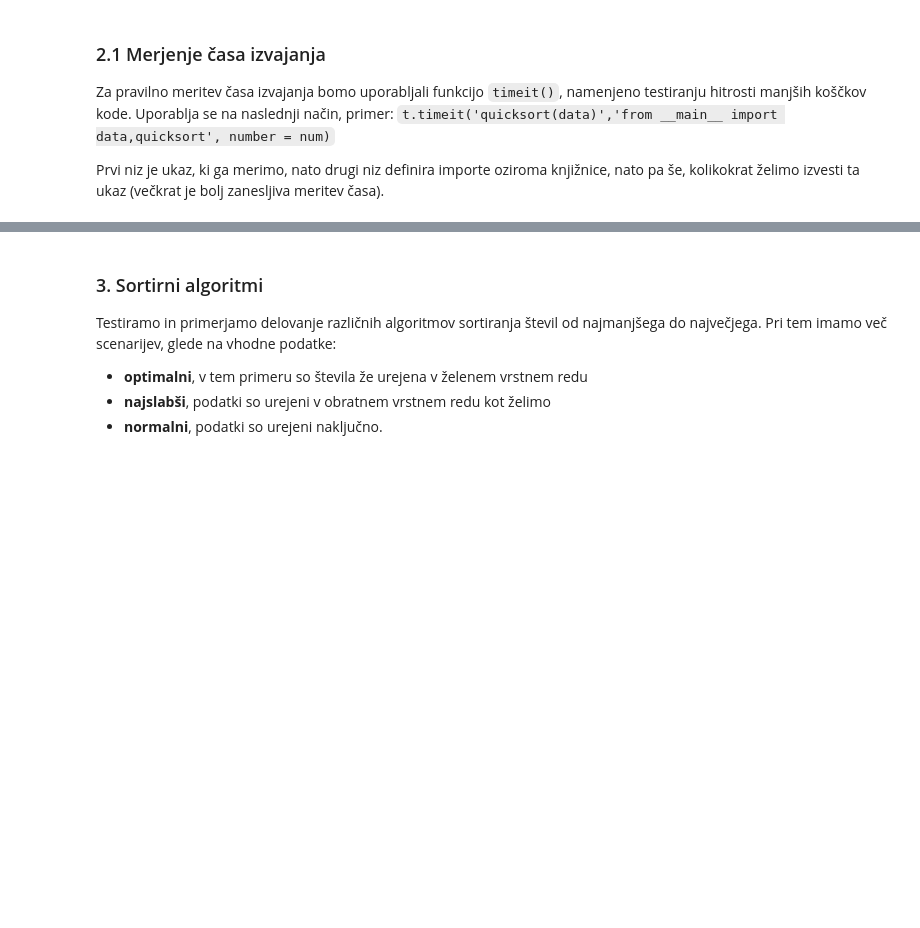
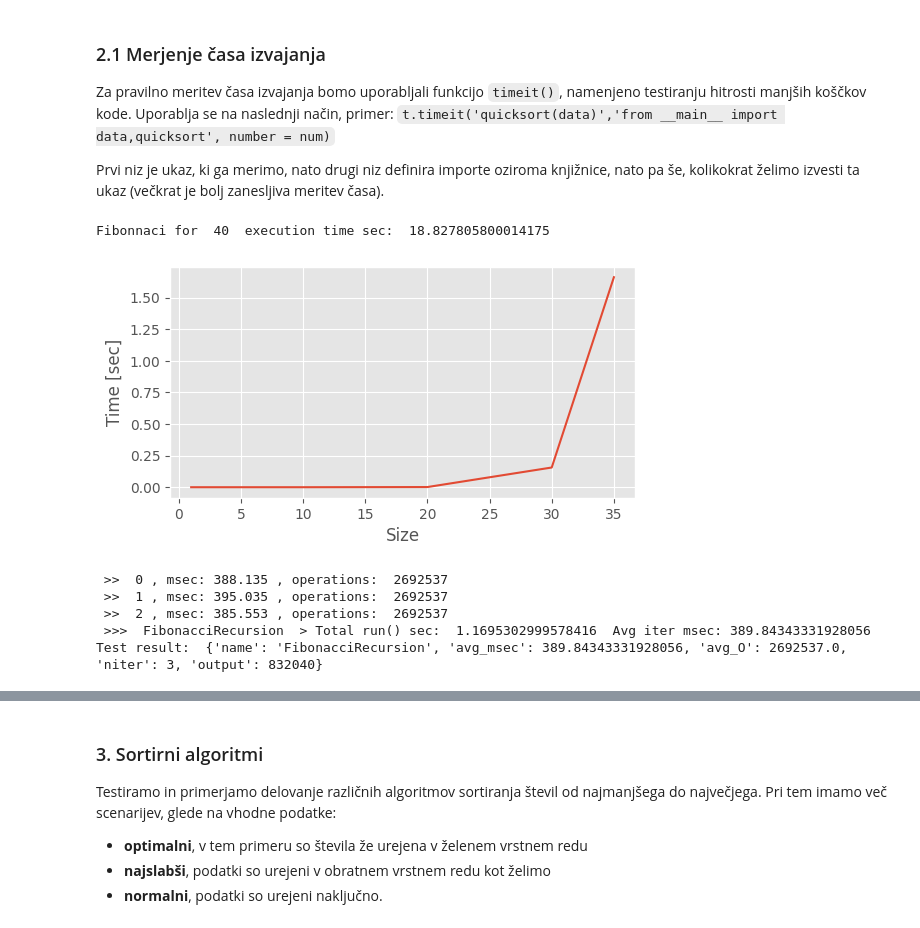
Before and after one commit to jzaletelj/OTK25, a Jupyter notebook: Lab_01/solutions/26-02_AlgoComplexity_03b_S.ipynb, the cells around one changed output, grey strips where cells are left out. Drawn from its saved outputs; the diff is of its cells as text; code cells hidden in the pictures; blank space fills up the shorter version.

```diff
--- a/Lab_01/solutions/26-02_AlgoComplexity_03b_S.ipynb
+++ b/Lab_01/solutions/26-02_AlgoComplexity_03b_S.ipynb
@@ -31,28 +56,34 @@ Za pravilno meritev časa izvajanja bomo uporabljali funkcijo `timeit()`, namenj
 Prvi niz je ukaz, ki ga merimo, nato drugi niz definira importe oziroma knjižnice, nato pa še, kolikokrat želimo izvesti ta ukaz (večkrat je bolj zanesljiva meritev časa).
 # %%
 # Measure execution time :
-fibNumber = 10
+fibNumber = 40
 
 t_fib = t.timeit('FibonacciRec(fibNumber)','from __main__ import fibNumber, FibonacciRec', number = 1)
 
 print('Fibonnaci for ', fibNumber, ' execution time sec: ', t_fib)
+# %% [output]
+Fibonnaci for  40  execution time sec:  18.827805800014175
 # %%
 # 2.3 Plot graph of Fibonnaci execution time
 
 size = np.array([]); #this array will store the current dataset size
 t_list = np.array([]); #store processing time here
 num = 1 #evaluation repetition (keep at 1 for now)
 
-n_list = [1,3,5]
+n_list = [1,3,5,10,20,30,35]
 # zanka
-
-
+for n in n_list:
+    fibNumber = n
+    t_fib = t.timeit('FibonacciRec(fibNumber)','from __main__ import fibNumber, FibonacciRec', number = 1)
+    t_list = np.append(t_list, t_fib)
 
 ax = plt.figure(figsize=[6,3])
-plt.plot(size,t_list)
+plt.plot(n_list, t_list)
 plt.xlabel('Size')
 plt.ylabel('Time [sec]')
 plt.show()
+# %% [output]
+[figure, added]
 # %%
 # 2.4 Class for algorithm testing
 from utils import Algorithm
@@ -89,8 +120,14 @@ class FibonacciRecursion(Algorithm):
 
 
 s = FibonacciRecursion()
-s.data_params = {'N': 10}
-print('Test result: ', s.run(10))
+s.data_params = {'N': 30}
+print('Test result: ', s.run(3))
+# %% [output]
+ >>  0 , msec: 388.135 , operations:  2692537
+ >>  1 , msec: 395.035 , operations:  2692537
+ >>  2 , msec: 385.553 , operations:  2692537
+ >>>  FibonacciRecursion  > Total run() sec:  1.1695302999578416  Avg iter msec: 389.84343331928056
+Test result:  {'name': 'FibonacciRecursion', 'avg_msec': 389.84343331928056, 'avg_O': 2692537.0, 'niter': 3, 'output': 832040}
 # %%
 # 2.6 Testing Fibonacci recursion
 
```
Also changed, not shown: parts of 8 cells of this notebook.
